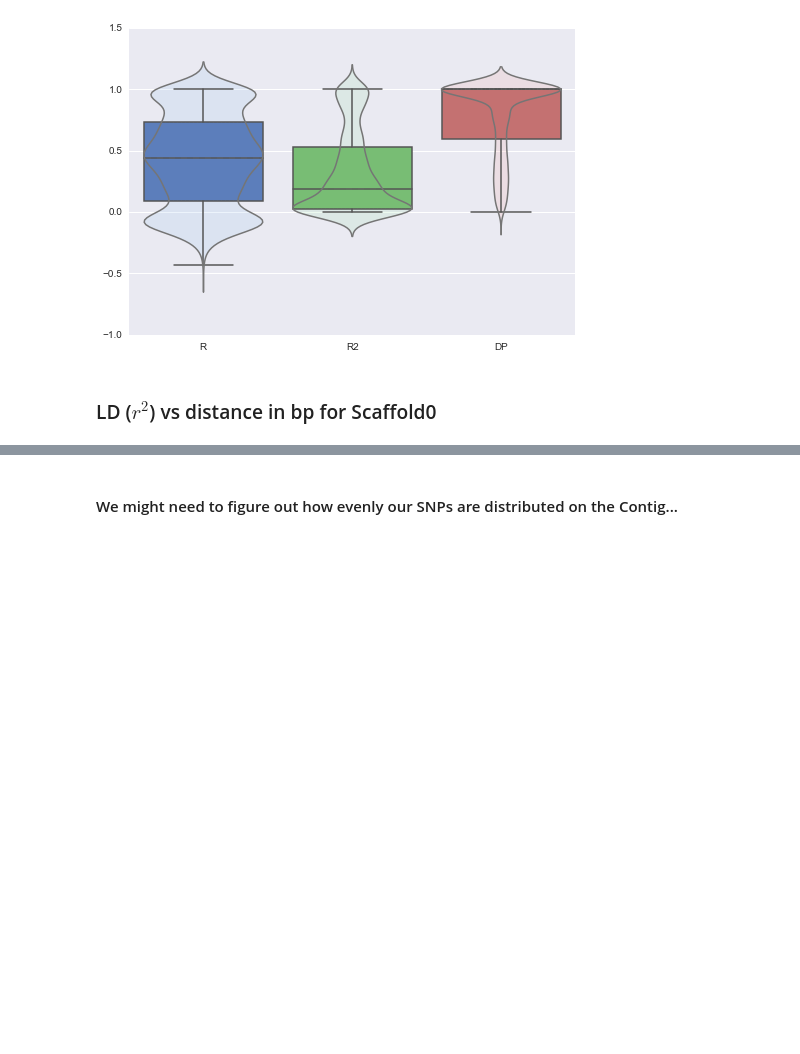
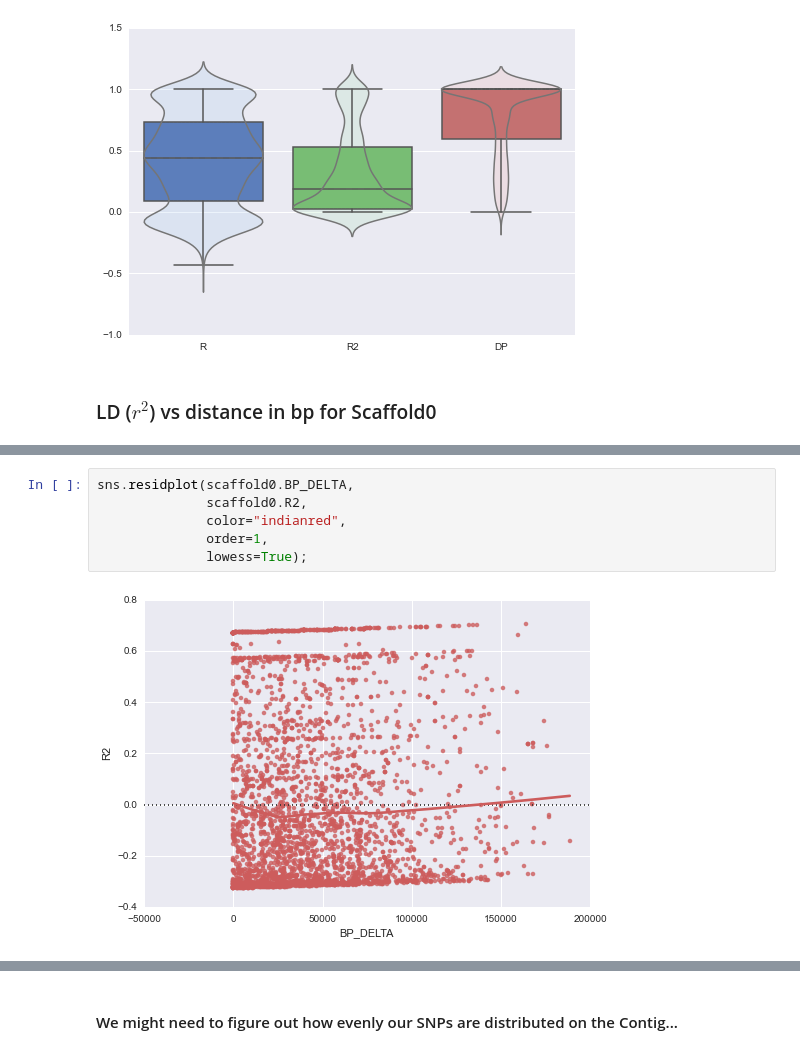
Before and after one commit to xguse/ipy_notebooks, a Jupyter notebook: YALE/ddrad58/2015-01-05_Plot_PLINK_results.ipynb, the cells around one changed output, grey strips where cells are left out. Drawn from its saved outputs; the diff is of its cells as text; blank space fills up the shorter version.

```diff
--- a/YALE/ddrad58/2015-01-05_Plot_PLINK_results.ipynb
+++ b/YALE/ddrad58/2015-01-05_Plot_PLINK_results.ipynb
@@ -152 +147,9 @@ sns.regplot(pd.Series(bp, name="distance between SNPs"),
+# %%
+sns.residplot(scaffold0.BP_DELTA,
+              scaffold0.R2,
+              color="indianred",
+              order=1,
+              lowess=True);
+# %% [output]
+[figure, added]
 # %%
```
Also changed, not shown: parts of 24 cells of this notebook.
